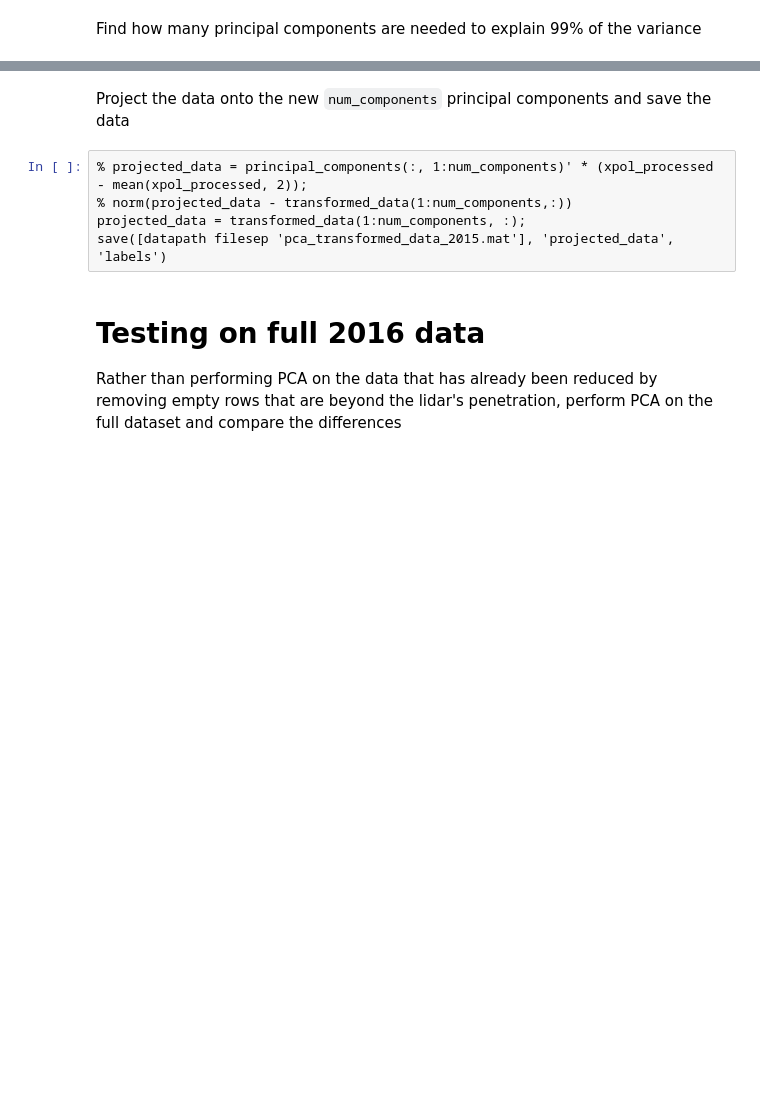
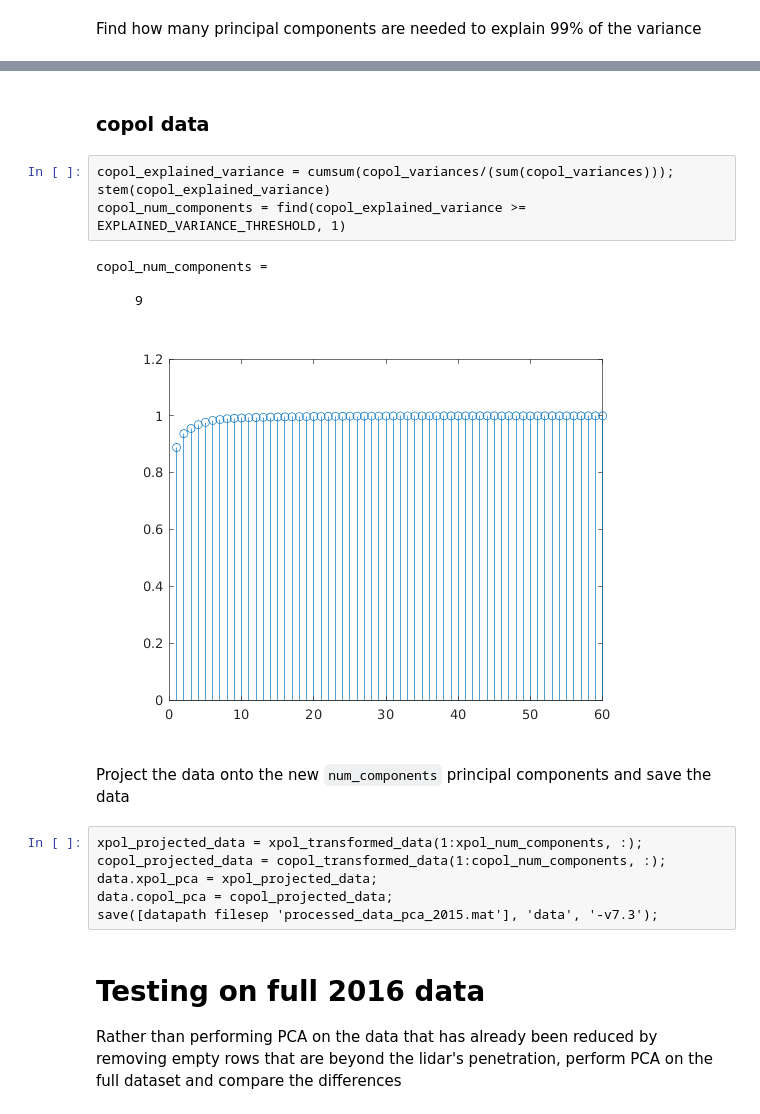
Before and after one commit to BMW-lab-MSU/fish-lidar-supervised-classification, a Jupyter notebook: Yellowstone/PCA.ipynb, the cells around one changed output, grey strips where cells are left out. Saved outputs shown, nothing was run; the diff lists cells and outputs as text; blank space fills up the shorter version.

```diff
--- a/Yellowstone/PCA.ipynb
+++ b/Yellowstone/PCA.ipynb
@@ -48,10 +70,22 @@ num_components =
+# %% [markdown]
+### copol data
+# %%
+copol_explained_variance = cumsum(copol_variances/(sum(copol_variances)));
+stem(copol_explained_variance)
+copol_num_components = find(copol_explained_variance >= EXPLAINED_VARIANCE_THRESHOLD, 1)
+# %% [output]
+copol_num_components =
+
+     9
+[figure, added]
 # %% [markdown]
 Project the data onto the new `num_components` principal components and save the data
-# %%
-% projected_data = principal_components(:, 1:num_components)' * (xpol_processed - mean(xpol_processed, 2));
-% norm(projected_data - transformed_data(1:num_components,:))
-projected_data = transformed_data(1:num_components, :);
-save([datapath filesep 'pca_transformed_data_2015.mat'], 'projected_data', 'labels')
+# %%
+xpol_projected_data = xpol_transformed_data(1:xpol_num_components, :);
+copol_projected_data = copol_transformed_data(1:copol_num_components, :);
+data.xpol_pca = xpol_projected_data;
+data.copol_pca = copol_projected_data;
+save([datapath filesep 'processed_data_pca_2015.mat'], 'data', '-v7.3');
 # %% [markdown]
 # Testing on full 2016 data
 Rather than performing PCA on the data that has already been reduced by removing empty rows that are beyond the lidar's penetration, perform PCA on the full dataset and compare the differences
```
Also changed, not shown: parts of 14 cells of this notebook.
